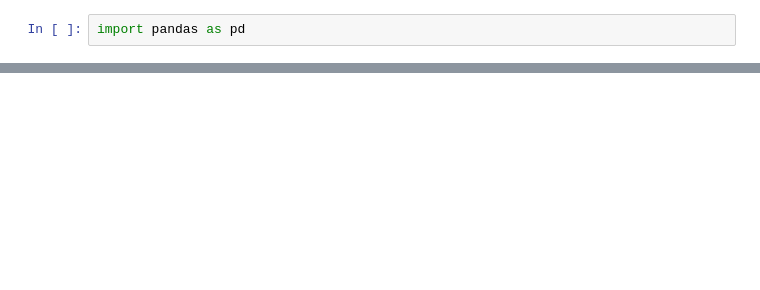
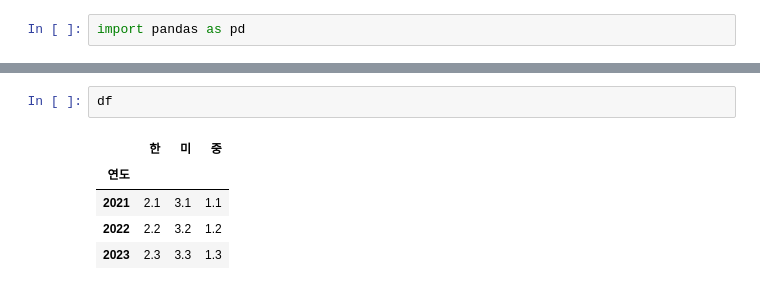
Before and after one commit to yangjik/yang.study, a Jupyter notebook: data_analyze_study/Pandas 다루기.ipynb, the cells around one changed output, grey strips where cells are left out. Drawn from its saved outputs; the diff is of its cells as text; blank space fills up the shorter version.

```diff
--- a/data_analyze_study/Pandas 다루기.ipynb
+++ b/data_analyze_study/Pandas 다루기.ipynb
@@ -7,0 +236,8 @@ import pandas as pd
+# %%
+df
+# %% [output]
+|  | 한 | 미 | 중 |
+| 연도 |  |  |  |
+| 2021 | 2.1 | 3.1 | 1.1 |
+| 2022 | 2.2 | 3.2 | 1.2 |
+| 2023 | 2.3 | 3.3 | 1.3 |
```
Also changed, not shown: parts of 52 cells of this notebook.
